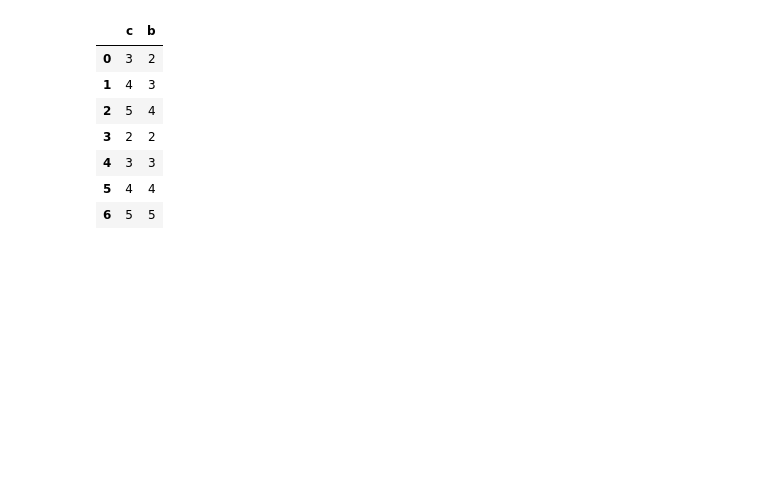
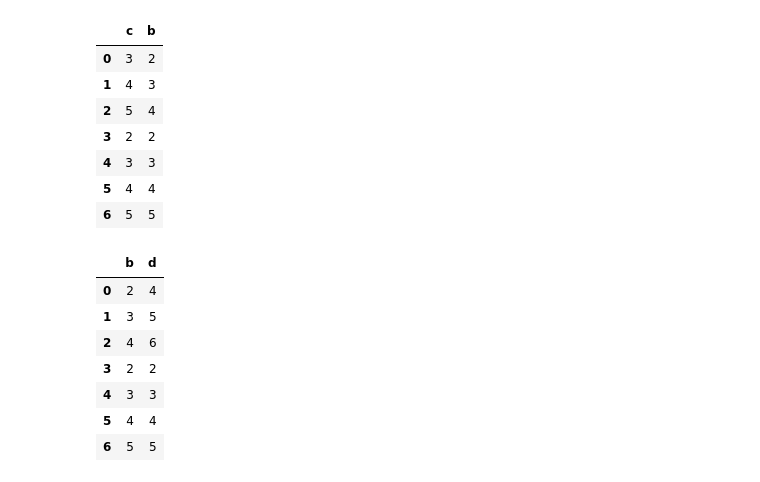
Before and after one commit to Lenmbugua/Python-Numpy-and-Pandas, a Jupyter notebook: Pandas.ipynb, the cells around one changed output. Cells and saved outputs as stored; diff of their text form; code cells hidden in the pictures; blank space fills up the shorter version.

```diff
--- a/Pandas.ipynb
+++ b/Pandas.ipynb
@@ -1291,3 +1291,17 @@ display(df2)
 | 4 | 3 | 3 |
 | 5 | 4 | 4 |
 | 6 | 5 | 5 |
+# %%
+#Slice Columns in pandas using loc[]
+#Slicing column from 'b' to 'd' with step 2.
+df2 = df1.loc[:,"b":"d":2]
+display(df2)
+# %% [output]
+|  | b | d |
+| 0 | 2 | 4 |
+| 1 | 3 | 5 |
+| 2 | 4 | 6 |
+| 3 | 2 | 2 |
+| 4 | 3 | 3 |
+| 5 | 4 | 4 |
+| 6 | 5 | 5 |
```
Also changed, not shown: parts of 1 cell of this notebook.
